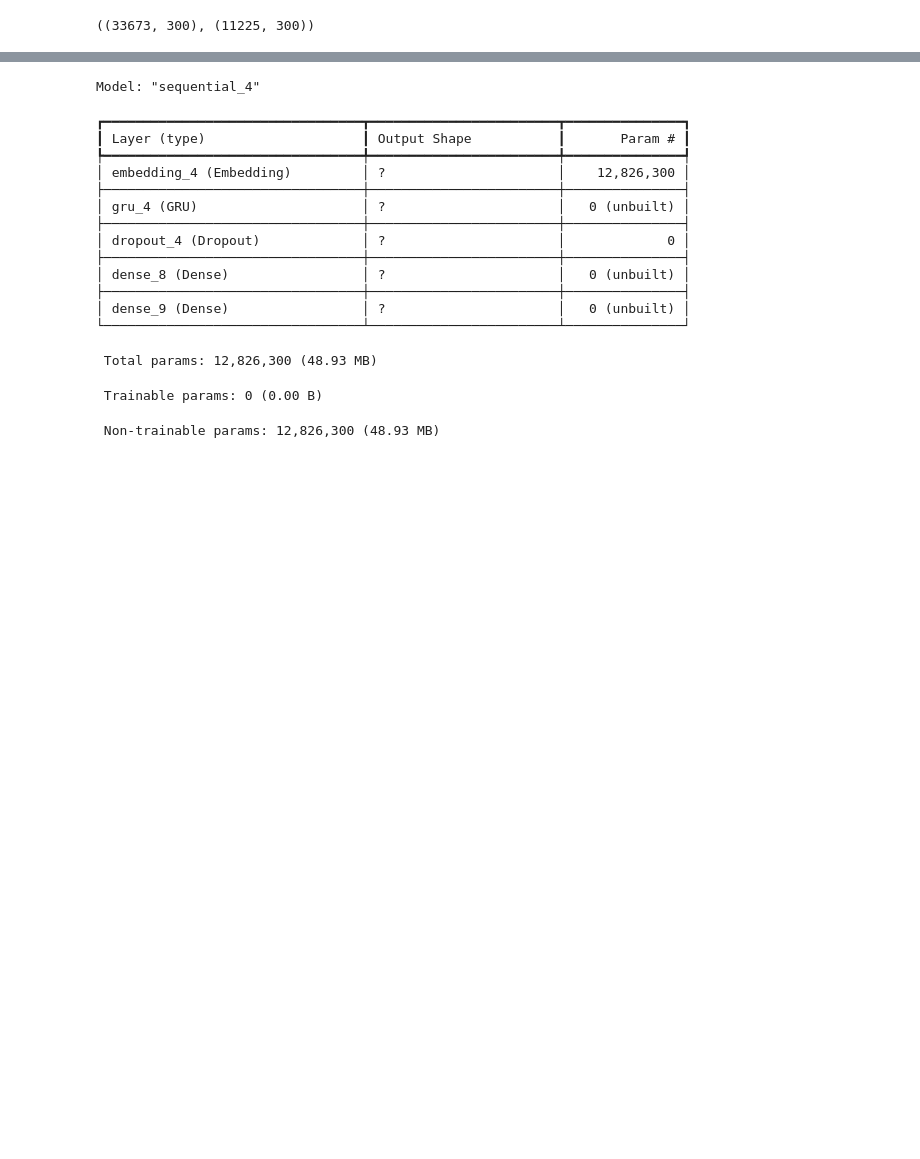
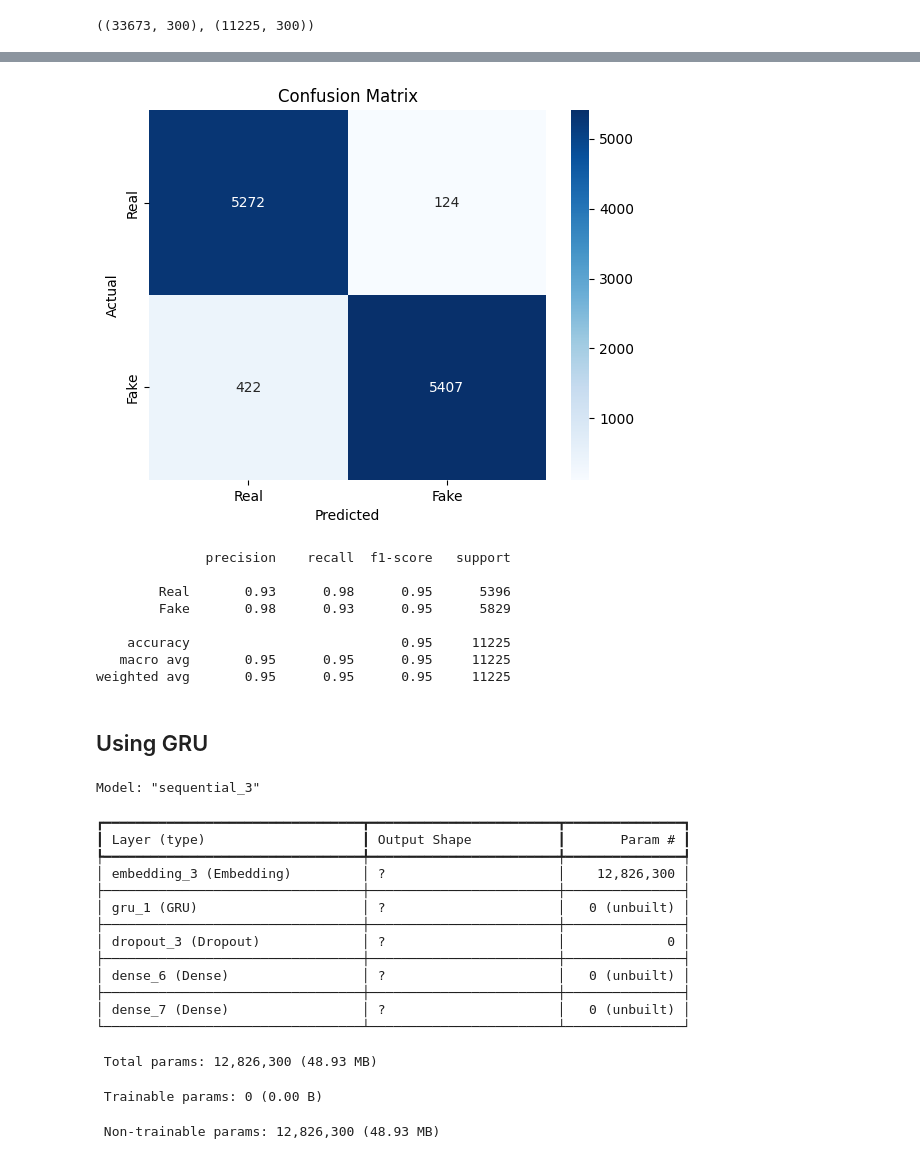
Before and after one commit to adityagoyal222/fakenewsdetection, a Jupyter notebook: notebook/model_training.ipynb, the cells around one changed output, grey strips where cells are left out. Saved outputs shown, nothing was run; the diff lists cells and outputs as text; code cells hidden in the pictures; blank space fills up the shorter version.

```diff
--- a/notebook/model_training.ipynb
+++ b/notebook/model_training.ipynb
@@ -49,0 +154,17 @@ for word, i in word_index.items():
+# %%
+# Predict on test set
+y_pred = (model_lstm.predict(X_test) > 0.5).astype("int32")
+
+# Confusion matrix
+cm = confusion_matrix(y_test, y_pred)
+sns.heatmap(cm, annot=True, fmt='d', cmap='Blues',
+            xticklabels=['Real', 'Fake'],
+            yticklabels=['Real', 'Fake'])
+plt.xlabel('Predicted')
+plt.ylabel('Actual')
+plt.title('Confusion Matrix')
+plt.show()
+
+# Classification report
+print(classification_report(y_test, y_pred, target_names=['Real', 'Fake']))
+# %% [output]
@@ -49,0 +172,9 @@ for word, i in word_index.items():
+[figure, added]
+              precision    recall  f1-score   support
+
+        Real       0.93      0.98      0.95      5396
+        Fake       0.98      0.93      0.95      5829
+
+    accuracy                           0.95     11225
+   macro avg       0.95      0.95      0.95     11225
+weighted avg       0.95      0.95      0.95     11225
@@ -50,5 +184,7 @@ for word, i in word_index.items():
+# %% [markdown]
+## Using GRU
 # %%
-model = Sequential([
+model_gru = Sequential([
     Embedding(input_dim=vocab_size,
               output_dim=embedding_dim,
               weights=[embedding_matrix],
@@ -60,25 +196,25 @@ model = Sequential([
     Dense(1, activation='sigmoid')
 ])
 
-model.compile(optimizer='adam',
+model_gru.compile(optimizer=Adam(learning_rate=1e-3),
               loss='binary_crossentropy',
               metrics=['accuracy'])
 
-model.summary()
+model_gru.summary()
 # %% [output]
-Model: "sequential_4"
+Model: "sequential_3"
 ┏━━━━━━━━━━━━━━━━━━━━━━━━━━━━━━━━━┳━━━━━━━━━━━━━━━━━━━━━━━━┳━━━━━━━━━━━━━━━┓
 ┃ Layer (type)                    ┃ Output Shape           ┃       Param # ┃
 ┡━━━━━━━━━━━━━━━━━━━━━━━━━━━━━━━━━╇━━━━━━━━━━━━━━━━━━━━━━━━╇━━━━━━━━━━━━━━━┩
-│ embedding_4 (Embedding)         │ ?                      │    12,826,300 │
+│ embedding_3 (Embedding)         │ ?                      │    12,826,300 │
 ├─────────────────────────────────┼────────────────────────┼───────────────┤
-│ gru_4 (GRU)                     │ ?                      │   0 (unbuilt) │
+│ gru_1 (GRU)                     │ ?                      │   0 (unbuilt) │
 ├─────────────────────────────────┼────────────────────────┼───────────────┤
-│ dropout_4 (Dropout)             │ ?                      │             0 │
+│ dropout_3 (Dropout)             │ ?                      │             0 │
 ├─────────────────────────────────┼────────────────────────┼───────────────┤
-│ dense_8 (Dense)                 │ ?                      │   0 (unbuilt) │
+│ dense_6 (Dense)                 │ ?                      │   0 (unbuilt) │
 ├─────────────────────────────────┼────────────────────────┼───────────────┤
-│ dense_9 (Dense)                 │ ?                      │   0 (unbuilt) │
+│ dense_7 (Dense)                 │ ?                      │   0 (unbuilt) │
 └─────────────────────────────────┴────────────────────────┴───────────────┘
  Total params: 12,826,300 (48.93 MB)
  Trainable params: 0 (0.00 B)
```
Also changed, not shown: parts of 16 cells of this notebook, 7 other files.
